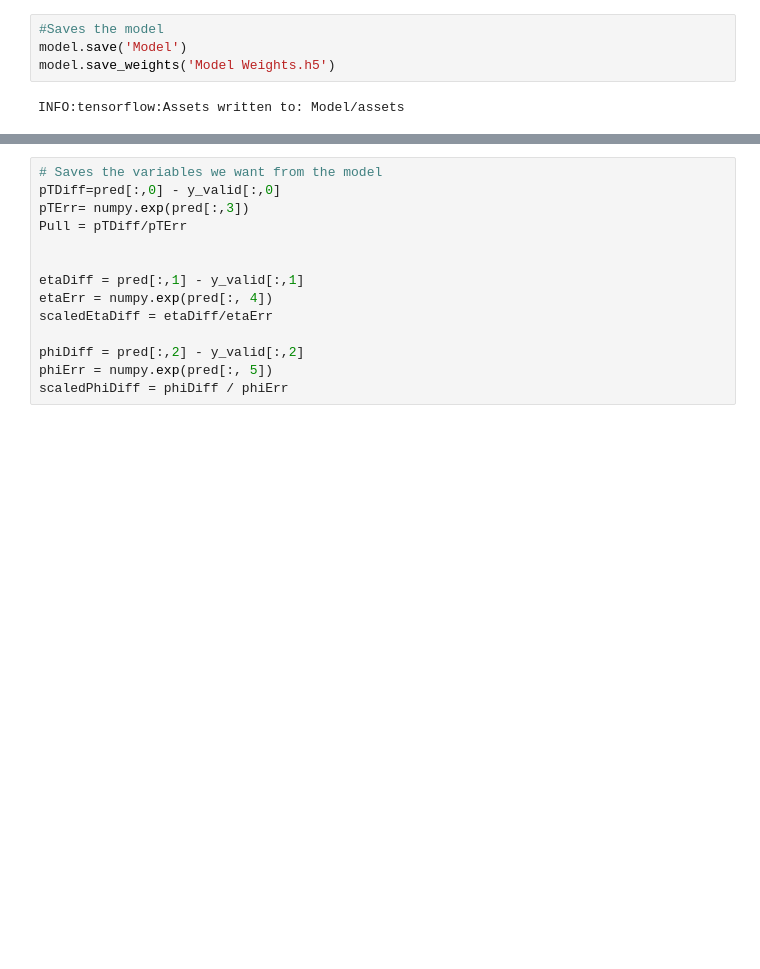
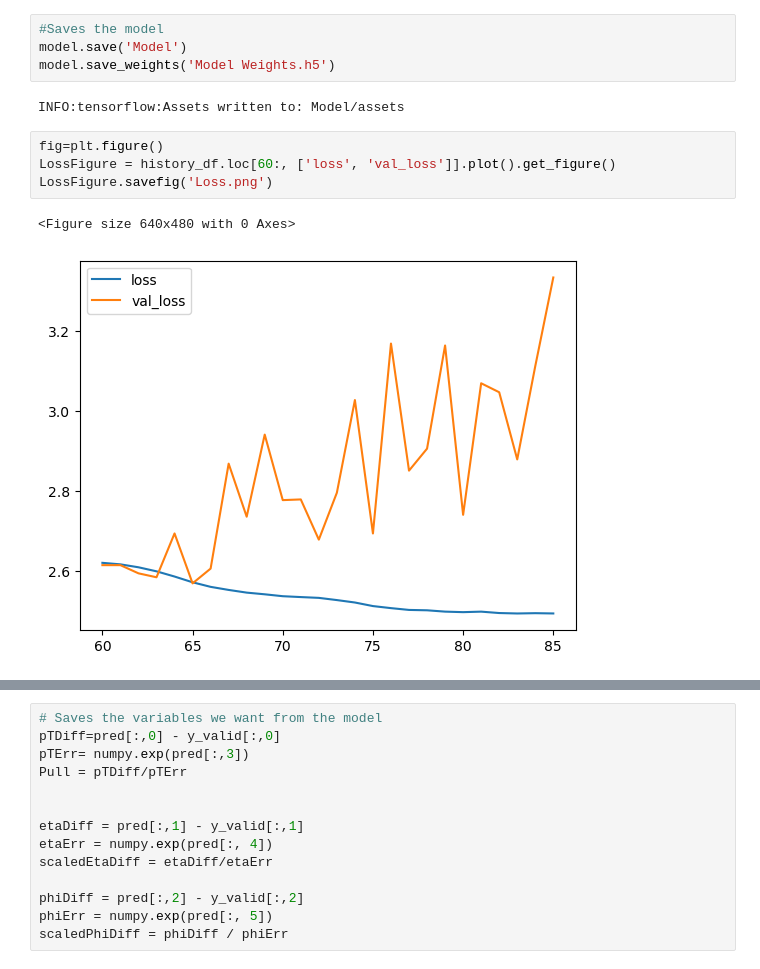
Before and after one commit to JJBarnes/JoshProject, a Jupyter notebook: hffrag.ipynb, the cells around one changed output, grey strips where cells are left out. Saved outputs shown, nothing was run; the diff lists cells and outputs as text; blank space fills up the shorter version.

Commit message:
Figures

```diff
--- a/hffrag.ipynb
+++ b/hffrag.ipynb
@@ -390,6 +379,13 @@ model.save('Model')
 model.save_weights('Model Weights.h5')
 # %% [output]
 INFO:tensorflow:Assets written to: Model/assets
+# %%
+fig=plt.figure()
+LossFigure = history_df.loc[60:, ['loss', 'val_loss']].plot().get_figure()
+LossFigure.savefig('Loss.png')
+# %% [output]
+<Figure size 640x480 with 0 Axes>
+[figure, added]
 # %%
 # Uses the model to predict validation set
 pred = model.predict(X_valid)
```
Also changed, not shown: parts of 20 cells of this notebook.
